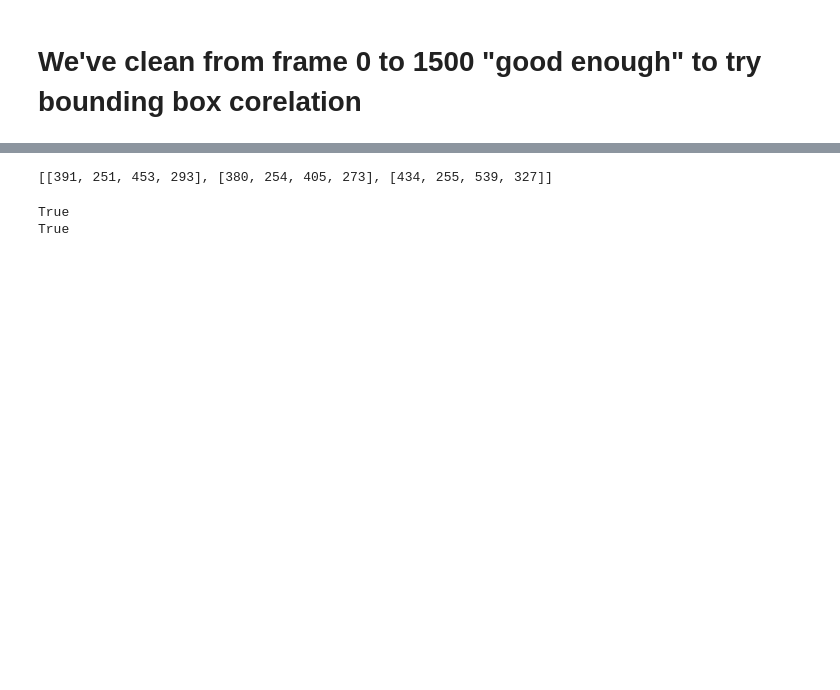
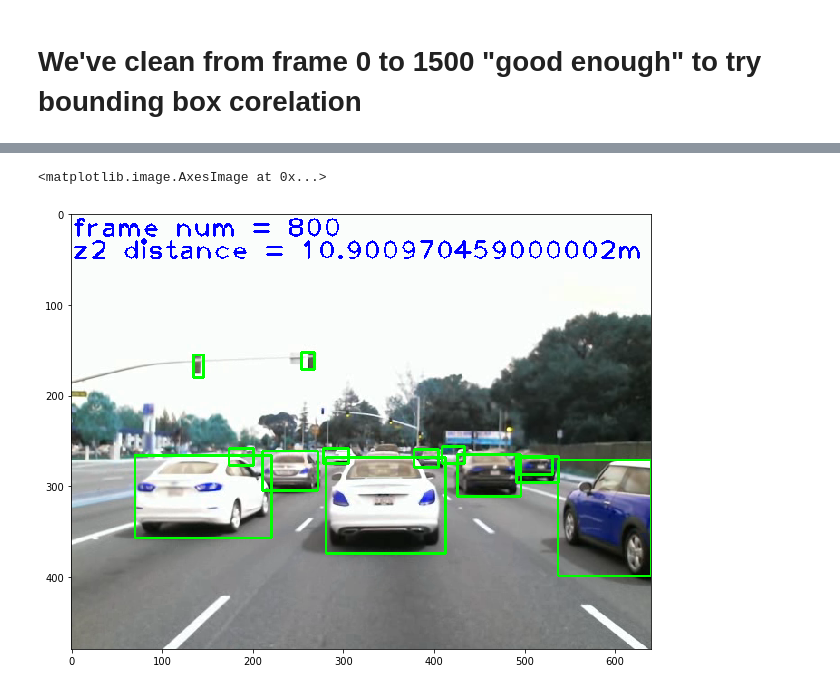
Before and after one commit to rhanschristiansen/Einstein, a Jupyter notebook: notebooks/m16_calibration-v2.ipynb, the cells around one changed output, grey strips where cells are left out. Saved outputs shown, nothing was run; the diff lists cells and outputs as text; code cells hidden in the pictures; blank space fills up the shorter version.

```diff
--- a/notebooks/m16_calibration-v2.ipynb
+++ b/notebooks/m16_calibration-v2.ipynb
@@ -227,37 +219,34 @@ bb_
-# %%
-bb_str = '391 251 453 293_380 254 405 273_434 255 539 327'
-def parse_bbox(bb_str):
-    all_bboxes = []
-    for bb_s in bb_str.split('_'):
-        vals = bb_s.split(' ')
-        bbox_list = []
-        for v in vals:
-            bbox_list.append(int(v))
-        all_bboxes.append(bbox_list)
-    return all_bboxes
-bb_list = parse_bbox(bb_str)
-bb_list
-# %% [output]
-[[391, 251, 453, 293], [380, 254, 405, 273], [434, 255, 539, 327]]
-# %%
-def _list_2d_to_str(list_2d):
-    """
-    Convert from [[1,2,3],[4,5,6]] to '1 2 3_4 5 6'
-    """
-    output_str = ''
-    for idx2d, l in enumerate(list_2d):
-        for idx, val in enumerate(l):
-            output_str += str(val)
-            if idx < len(l) - 1:
-                output_str += ' '
-
-        if idx2d < len(list_2d) - 1:
-            output_str += '_'
-    return output_str
-bb_str2 = _list_2d_to_str(bb_list)
-print bb_str2 == bb_str
-bb_list2 = parse_bbox(bb_str2)
-print bb_list2 == bb_list
-# %% [output]
-True
-True
+# %%
+def get_frame_from_video(filename, frame_num):
+    vc = cv2.VideoCapture()
+    vc.open(filename)
+    video_frame = None
+    for i in range(frame_num + 1):
+        video_frame = vc.read()[1]
+    return video_frame
+# %%
+def parse_bbox(bb_str):
+    all_bboxes = []
+    for bb_s in bb_str.split('_'):
+        vals = bb_s.split(' ')
+        bbox_list = []
+        for v in vals:
+            bbox_list.append(int(v))
+        all_bboxes.append(bbox_list)
+    return all_bboxes
+
+FRAME_NUM = 800
+bboxes_clean = bbox_detections[min_idx:max_idx]
+bb_ = bboxes_clean.bboxes[FRAME_NUM]
+bb_list = parse_bbox(bb_)
+video_frame = get_frame_from_video(filename=video_file, frame_num=FRAME_NUM)
+# plt.imshow(video_frame)
+for bb in bb_list:
+    cv2.rectangle(video_frame, (bb[0], bb[1]), (bb[2],bb[3]), (0, 255 ,0), 2)
+cv2.putText(video_frame, 'frame num = ' + str(FRAME_NUM), (0, 25), 1, 2, (0,0,255), 2)
+cv2.putText(video_frame, 'z2 distance = ' + str(z2_clean[FRAME_NUM]) + 'm', (0, 50), 1, 2, (0,0,255), 2)
+plt.figure(figsize=(12,8))
+plt.imshow(video_frame)
+# %% [output]
+<matplotlib.image.AxesImage at 0x...>
+[figure, added]
```
Also changed, not shown: parts of 4 cells of this notebook.
